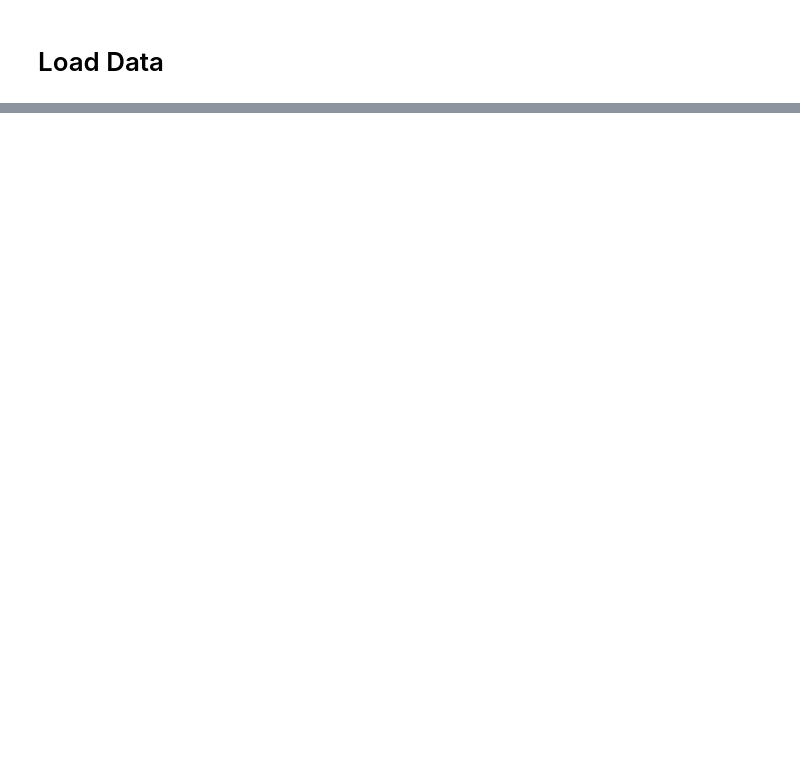
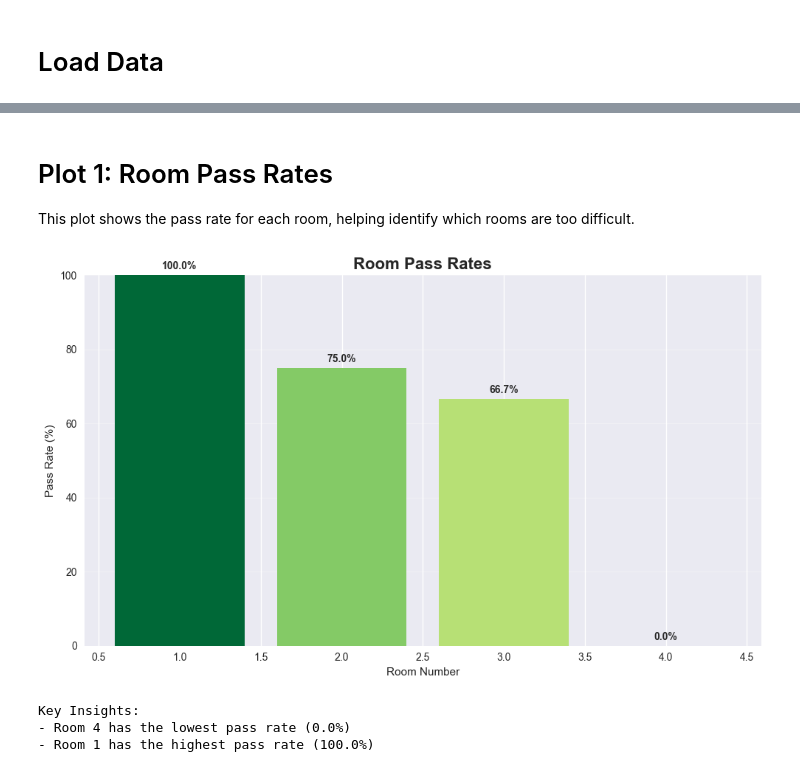
Before and after one commit to Jiawei-Wang45/526-NewPush, a Jupyter notebook: Analysis/analysis.ipynb, the cells around one changed output, grey strips where cells are left out. Cells and saved outputs as stored; diff of their text form; code cells hidden in the pictures; blank space fills up the shorter version.

```diff
--- a/Analysis/analysis.ipynb
+++ b/Analysis/analysis.ipynb
@@ -12,6 +12,11 @@
 # %%
 import pandas as pd
 import matplotlib.pyplot as plt
-import matplotlib.image as mpimg
 import seaborn as sns
 import numpy as np
+from datetime import datetime, timedelta
+import random
+
+# Set style
+plt.style.use('seaborn-v0_8')
+sns.set_palette("husl")
@@ -187,0 +161,41 @@ plt.show()
+# %% [markdown]
+# Plot 1: Room Pass Rates
+
+This plot shows the pass rate for each room, helping identify which rooms are too difficult.
+# %%
+# Calculate pass rates by room
+room_stats = timer_df.groupby('roomnumber').agg({
+    'passed': ['count', 'sum', lambda x: (x.sum() / x.count()) * 100]
+}).round(2)
+
+room_stats.columns = ['total_attempts', 'passes', 'pass_rate']
+room_stats = room_stats.reset_index()
+
+# Plot
+fig, ax = plt.subplots(figsize=(10, 6))
+bars = ax.bar(room_stats['roomnumber'], room_stats['pass_rate'],
+              color=plt.cm.RdYlGn(room_stats['pass_rate']/100))
+
+ax.set_title('Room Pass Rates', fontsize=16, fontweight='bold')
+ax.set_xlabel('Room Number')
+ax.set_ylabel('Pass Rate (%)')
+ax.set_ylim(0, 100)
+ax.grid(axis='y', alpha=0.3)
+
+# Add value labels
+for bar, rate in zip(bars, room_stats['pass_rate']):
+    ax.text(bar.get_x() + bar.get_width()/2, bar.get_height() + 1,
+            f'{rate:.1f}%', ha='center', va='bottom', fontweight='bold')
+
+plt.tight_layout()
+plt.show()
+
+# Insights
+print("Key Insights:")
+print(f"- Room {room_stats.loc[room_stats['pass_rate'].idxmin(), 'roomnumber']} has the lowest pass rate ({room_stats['pass_rate'].min():.1f}%)")
+print(f"- Room {room_stats.loc[room_stats['pass_rate'].idxmax(), 'roomnumber']} has the highest pass rate ({room_stats['pass_rate'].max():.1f}%)")
+# %% [output]
+[figure, added]
+Key Insights:
+- Room 4 has the lowest pass rate (0.0%)
+- Room 1 has the highest pass rate (100.0%)
```
Also changed, not shown: parts of 24 cells of this notebook, 6 other files.
